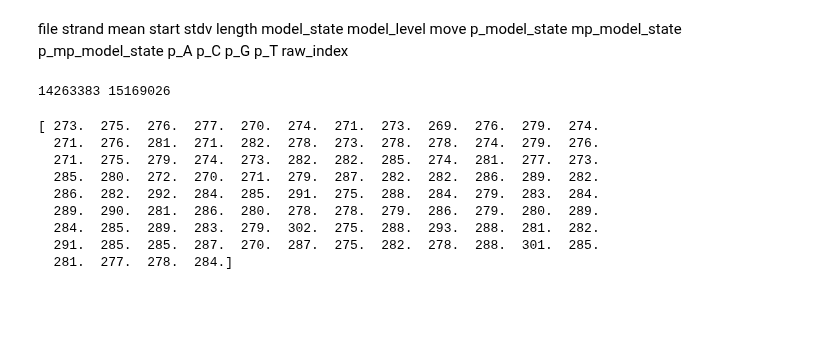
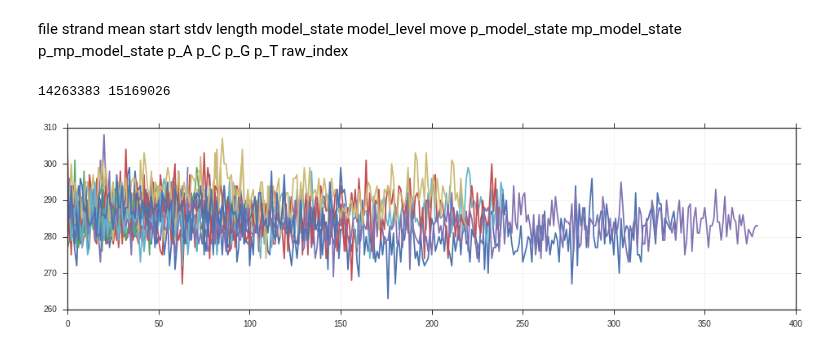
Before and after one commit to grst/nanopore-notebooks, a Jupyter notebook: notebooks/david analysis.ipynb, the cells around one changed output. Saved outputs shown, nothing was run; the diff lists cells and outputs as text; code cells hidden in the pictures; blank space fills up the shorter version.

Commit message:
figured out how metrichor assembles reads

```diff
--- a/notebooks/david analysis.ipynb
+++ b/notebooks/david analysis.ipynb
@@ -25,3 +23,15 @@ file = files[n]
+# %%
+n = 0
+file = files[n]def length_standard(n):
+    out = []
+    for i in range(n):
+        if i % 10 == 0:
+            out.append((i - 100*(i/100)) / 10)
+        elif i % 5 == 0:
+            out.append(":")
+        else:
+            out.append(".")
+    return "".join(map(str, out))
 # %%
 result = re.search(r'_ch(\d+)_file(\d+)_', file)
 file_id = int(result.group(2))
@@ -61,6 +71,5 @@ for i, start_end in enumerate(coords):
         print(i, start)
         for k, sig in enumerate(data[11][i]):
             all_raw[start + k] = sig
-        break
 # %% [output]
 0 14263383
@@ -83,15 +93,25 @@ end = round(float(events[-1][3]) * SRATE)
 print (start, end)
 # %% [output]
 14263383 15169026
-# %%
-print(all_raw[14263383:14263483])
-# %% [output]
-[ 273.  275.  276.  277.  270.  274.  271.  273.  269.  276.  279.  274.
-  271.  276.  281.  271.  282.  278.  273.  278.  278.  274.  279.  276.
-  271.  275.  279.  274.  273.  282.  282.  285.  274.  281.  277.  273.
-  285.  280.  272.  270.  271.  279.  287.  282.  282.  286.  289.  282.
-  286.  282.  292.  284.  285.  291.  275.  288.  284.  279.  283.  284.
-  289.  290.  281.  286.  280.  278.  278.  279.  286.  279.  280.  289.
-  284.  285.  289.  283.  279.  302.  275.  288.  293.  288.  281.  282.
-  291.  285.  285.  287.  270.  287.  275.  282.  278.  288.  301.  285.
-  281.  277.  278.  284.]
+# %%
+raw_events = []
+for ev in events:
+    r_ev = dict()
+    r_ev["start"] = round(float(ev[3]) * SRATE)
+    r_ev["end"] = round(r_ev["start"] + float(ev[5]) * SRATE)
+    r_ev["mp_kmer"] = ev[10] #maximum posterior
+    r_ev["kmer"] = ev[6] #model state
+    r_ev["move"] = int(ev[8])
+    raw_events.append(r_ev)
+# %%
+from pylab import *
+import seaborn as sns
+%matplotlib inline
+sns.set_style("ticks", {"axes.grid" : True, "grid.color" : ".95"})
+# %%
+fig, ax = subplots(figsize = (16,4))
+for ev in raw_events:
+    if ev["mp_kmer"] == "AAAAA":
+        ax.plot(list(all_raw[ev["start"]:ev["end"]]))
+# %% [output]
+[figure, added]
```
Also changed, not shown: parts of 18 cells of this notebook, 1 other file.
